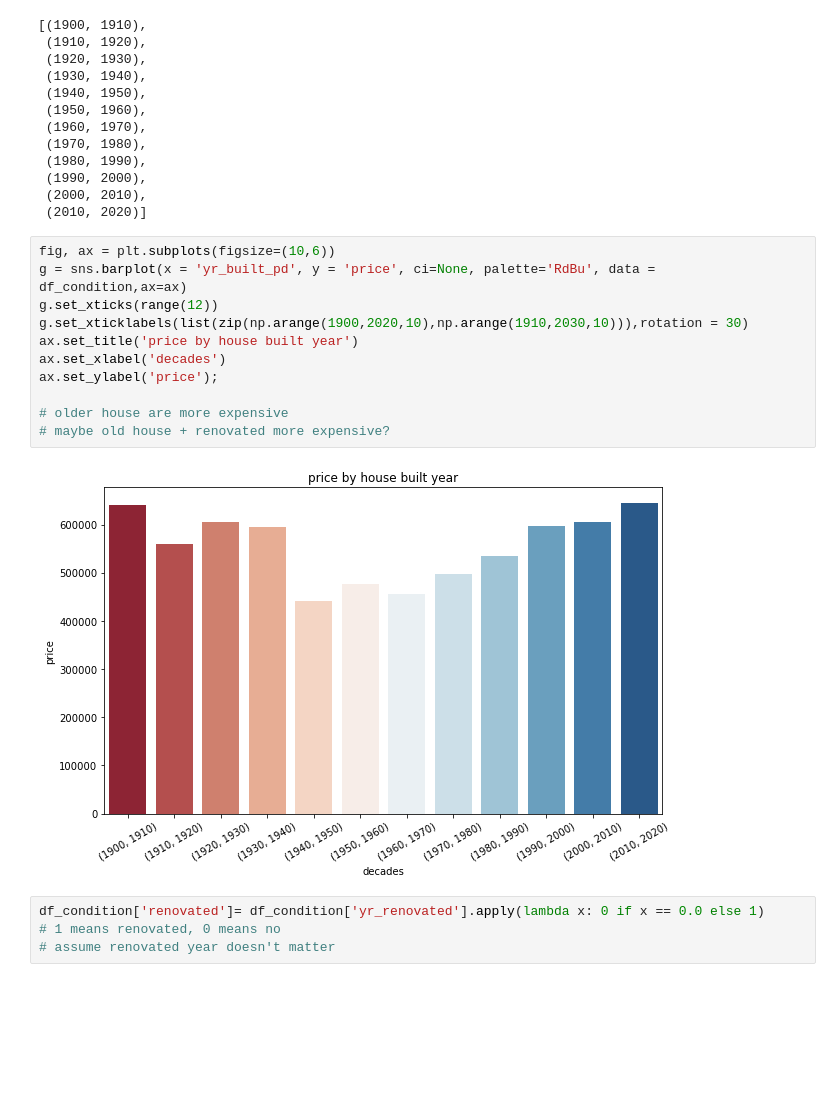
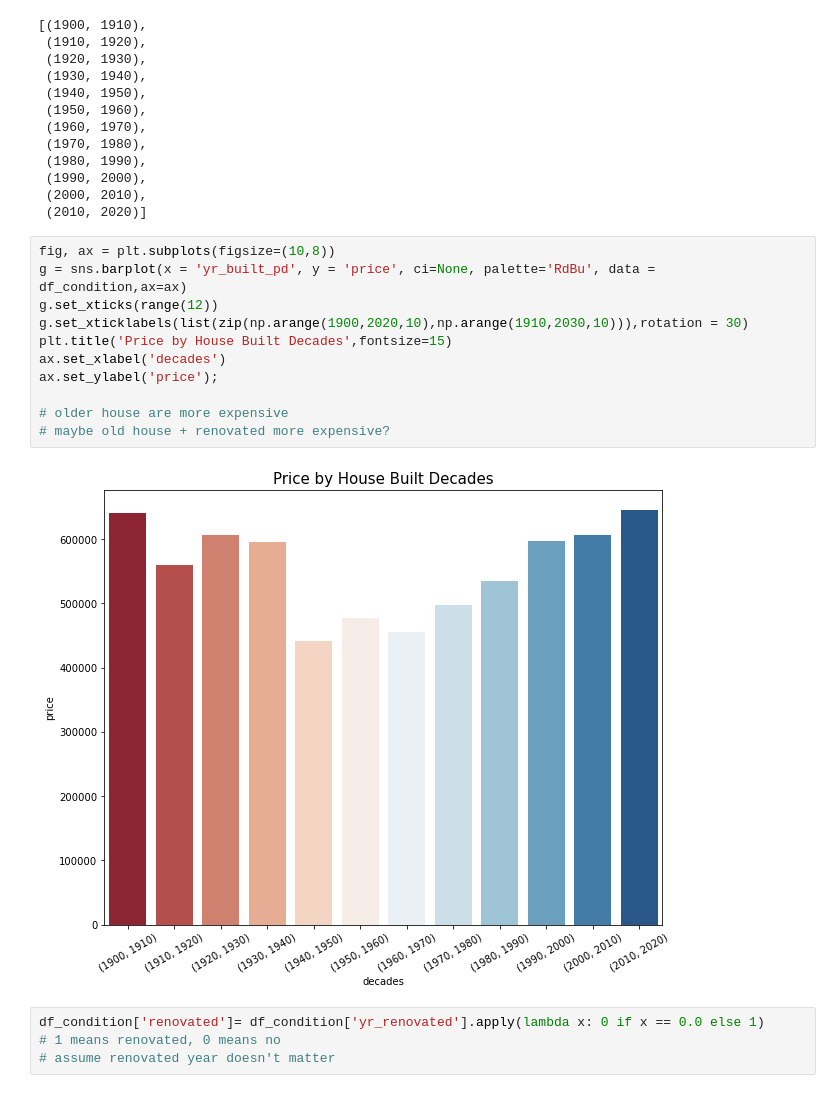
Before and after one commit to vivyhasadream/DS_P2_King-County-House-Sales-Predict, a Jupyter notebook: Han_2_EDA.ipynb, the cells around one changed output. Cells and saved outputs as stored; diff of their text form; blank space fills up the shorter version.

```diff
--- a/Han_2_EDA.ipynb
+++ b/Han_2_EDA.ipynb
@@ -632,18 +662,18 @@ list(zip(np.arange(1900,2020,10),np.arange(1910,2030,10)))
  (2000, 2010),
  (2010, 2020)]
 # %%
-fig, ax = plt.subplots(figsize=(10,6))
+fig, ax = plt.subplots(figsize=(10,8))
 g = sns.barplot(x = 'yr_built_pd', y = 'price', ci=None, palette='RdBu', data = df_condition,ax=ax)
 g.set_xticks(range(12))
 g.set_xticklabels(list(zip(np.arange(1900,2020,10),np.arange(1910,2030,10))),rotation = 30)
-ax.set_title('price by house built year')
+plt.title('Price by House Built Decades',fontsize=15)
 ax.set_xlabel('decades')
 ax.set_ylabel('price');
 
 # older house are more expensive
 # maybe old house + renovated more expensive?
 # %% [output]
-[figure, old version]
+[figure, new version]
 # %%
 df_condition['renovated']= df_condition['yr_renovated'].apply(lambda x: 0 if x == 0.0 else 1)
 # 1 means renovated, 0 means no
```
Also changed, not shown: parts of 34 cells of this notebook, 3 other files.
